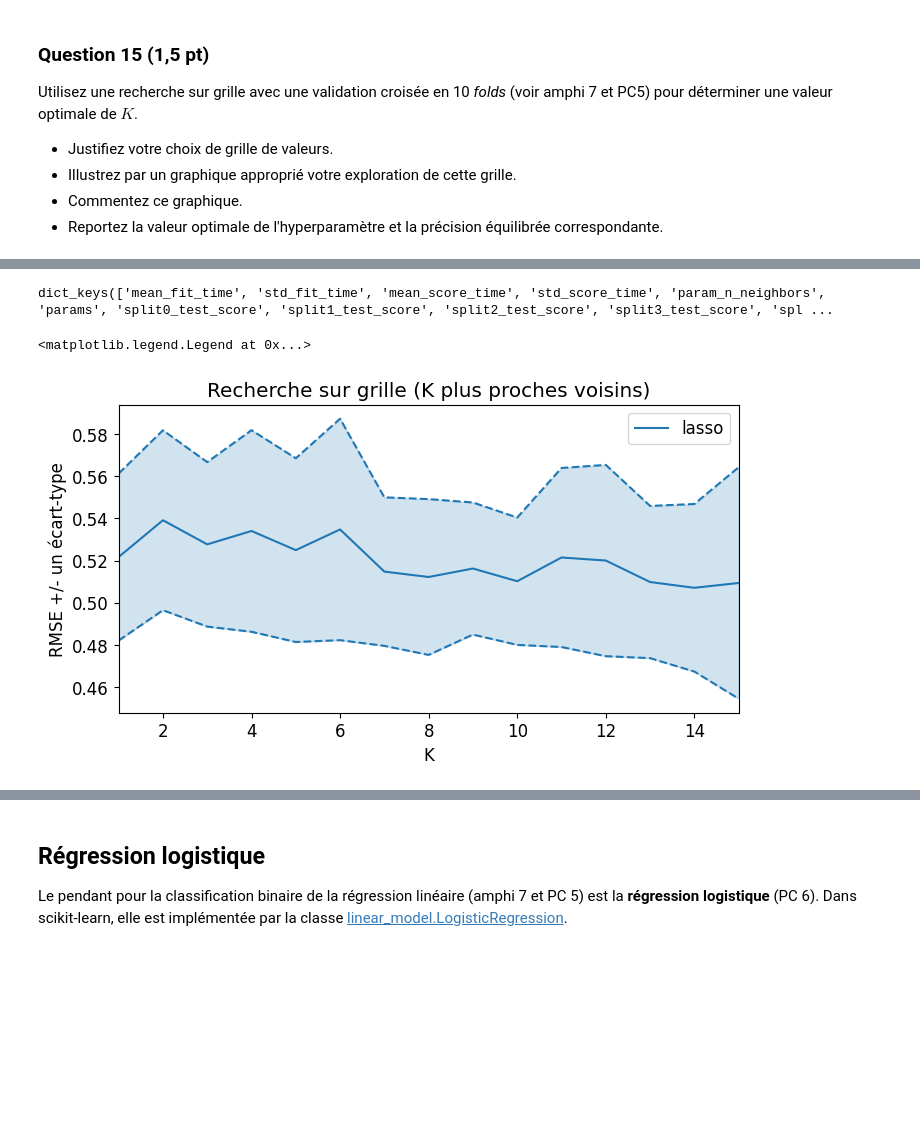
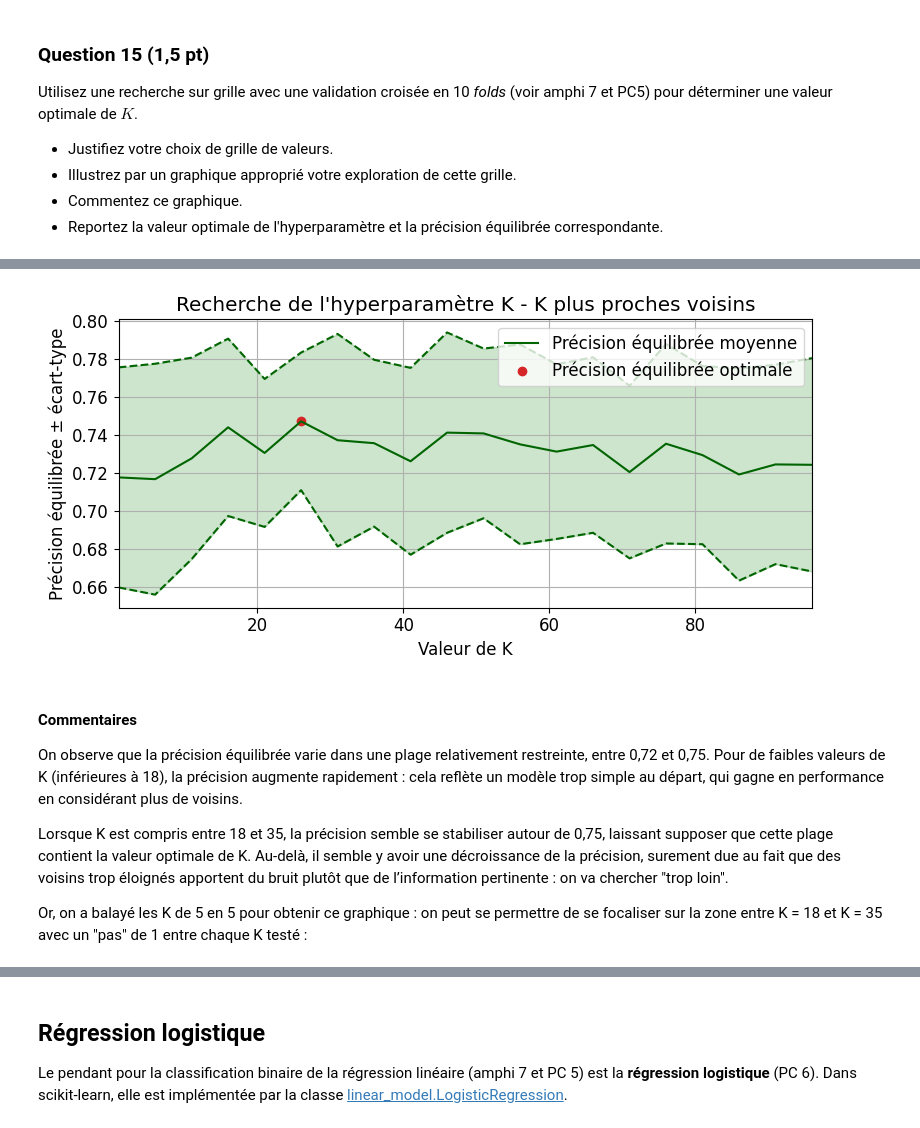
Before and after one commit to baptiste-michaud/projet_science_des_donnees, a Jupyter notebook: Projet_solene.ipynb, the cells around one changed output, grey strips where cells are left out. Saved outputs shown, nothing was run; the diff lists cells and outputs as text; code cells hidden in the pictures; blank space fills up the shorter version.

```diff
--- a/Projet_solene.ipynb
+++ b/Projet_solene.ipynb
@@ -263,7 +288,7 @@ Vérifiez votre réponse sur les données, en utilisant la classe [neighbors.KNe
 # %%
 from sklearn.neighbors import KNeighborsClassifier
 
-neigh = KNeighborsClassifier(n_neighbors=3)
+neigh = KNeighborsClassifier(n_neighbors=1)
 neigh.fit(X_train, y_train_risk_vs_norisk )
 
 predict=neigh.predict(X_train)
@@ -278,8 +303,7 @@ for i in range(n):
             TP+=1
         elif predict[i]==1 and y_train_risk_vs_norisk[i]==0:
             FP+=1
-print(TP,FN,TN,FP)
 
 BA=1/2*(TP/(TP+FN)+TN/(TN+FP))
-print(BA)
+print("La précision équilibrée est de : ", BA)
 # %% [output]
@@ -300,17 +330,20 @@ Utilisez une recherche sur grille avec une validation croisée en 10 _folds_ (vo
 * Commentez ce graphique.
 * Reportez la valeur optimale de l'hyperparamètre et la précision équilibrée correspondante.
 # %%
-from sklearn import model_selection
+from sklearn.model_selection import GridSearchCV, KFold
+
+# Définition d'une validation croisée en 10 splits, avec mélange et seed fixée pour reproductibilité
+validation_croisee = KFold(n_splits=10, shuffle=True, random_state=42)
 
 # Définir la grille de valeurs de l'hyperparamètre K
-K_values = list(range(1,16,1))
+K_values = list(range(1,100,5))
 
 # Instantier la recherche sur grille
-grid = model_selection.GridSearchCV(KNeighborsClassifier(), {'n_neighbors': K_values},
-                                          cv=10, # on demande à définir 10 folds
-                                          scoring='neg_root_mean_squared_error'
+grid_knn = GridSearchCV(KNeighborsClassifier(), {'n_neighbors': K_values},
+                                          cv=validation_croisee,
+                                          scoring='balanced_accuracy'
                                          )
 
 # Utiliser la recherche sur grille
-grid.fit(X_train, y_train_risk_vs_norisk)
+grid_knn.fit(X_train_scaled, y_train_risk_vs_norisk)
 # %% [output]
@@ -321,35 +356,43 @@ GridSearchCV(cv=10, estimator=KNeighborsClassifier(),
-# %%
-#Détails des calculs effectués par fit :
-grid.cv_results_.keys()
-# %% [output]
-dict_keys(['mean_fit_time', 'std_fit_time', 'mean_score_time', 'std_score_time', 'param_n_neighbors', 'params', 'split0_test_score', 'split1_test_score', 'split2_test_score', 'split3_test_score', 'spl ...
 # %%
 #Représentation sur une figure :
 plt.figure(figsize=(8, 4))
 
-rmses = -grid.cv_results_['mean_test_score']
-std_error = grid.cv_results_['std_test_score']
+# Moyenne et écart-type de la précision équilibrée pour chaque valeur de K
+mean_score = grid_knn.cv_results_['mean_test_score']
+std_error = grid_knn.cv_results_['std_test_score']
+k_values = grid_knn.cv_results_['param_n_neighbors'].data
 
-# afficher les RMSE :
-plt.plot(grid.cv_results_['param_n_neighbors'], rmses,
-             label="lasso", color='tab:blue')
-plt.plot(grid.cv_results_['param_n_neighbors'], rmses + std_error,
-             color='tab:blue', linestyle='dashed')
-plt.plot(grid.cv_results_['param_n_neighbors'], rmses - std_error,
-             color='tab:blue', linestyle='dashed')
+# Tracé de la courbe principale et des bandes d'incertitude
+plt.plot(k_values, mean_score, label="Précision équilibrée moyenne", color='darkgreen')
+plt.plot(k_values, mean_score + std_error, linestyle='--', color='darkgreen')
+plt.plot(k_values, mean_score - std_error, linestyle='--', color='darkgreen')
 
 # colorer l'espace entre les courbes représentant les écarts-types
-plt.fill_between(K_values, (rmses + std_error), (rmses - std_error),
-                 color='tab:blue',
-                 alpha=0.2, # contrôle la transparence
-                )
+plt.fill_between(k_values, mean_score - std_error, mean_score + std_error,
+                 color='green', alpha=0.2)
 
-# Mise en forme
-plt.xlabel("K")
-plt.ylabel("RMSE +/- un écart-type")
-plt.xlim([K_values[0], K_values[-1]])
-plt.title("Recherche sur grille (K plus proches voisins)")
-plt.legend(loc='best')
+# afficher le meilleur score
+plt.scatter(grid_knn.best_params_['n_neighbors'], grid_knn.best_score_,
+           color='tab:red', label='Précision équilibrée optimale')
+
+
+# Mise en forme du graphique
+plt.xlabel("Valeur de K")
+plt.ylabel("Précision équilibrée ± écart-type")
+plt.title("Recherche de l'hyperparamètre K - K plus proches voisins")
+plt.xlim([k_values.min(), k_values.max()])
+plt.grid(True)
+plt.legend(loc='upper right')
+plt.tight_layout()
+plt.show()
 # %% [output]
-<matplotlib.legend.Legend at 0x...>
-[figure, old version]
+[figure, new version]
+# %% [markdown]
+#### Commentaires
+On observe que la précision équilibrée varie dans une plage relativement restreinte, entre 0,72 et 0,75.
+Pour de faibles valeurs de K (inférieures à 18), la précision augmente rapidement : cela reflète un modèle trop simple au départ, qui gagne en performance en considérant plus de voisins.
+
+Lorsque K est compris entre 18 et 35, la précision semble se stabiliser autour de 0,75, laissant supposer que cette plage contient la valeur optimale de K.
+Au-delà, il semble y avoir une décroissance de la précision, surement due au fait que des voisins trop éloignés apportent du bruit plutôt que de l’information pertinente : on va chercher "trop loin".
+
+Or, on a balayé les K de 5 en 5 pour obtenir ce graphique : on peut se permettre de se focaliser sur la zone entre K = 18 et K = 35 avec un "pas" de 1 entre chaque K testé :
```
Also changed, not shown: parts of 64 cells of this notebook, 1 other file.
